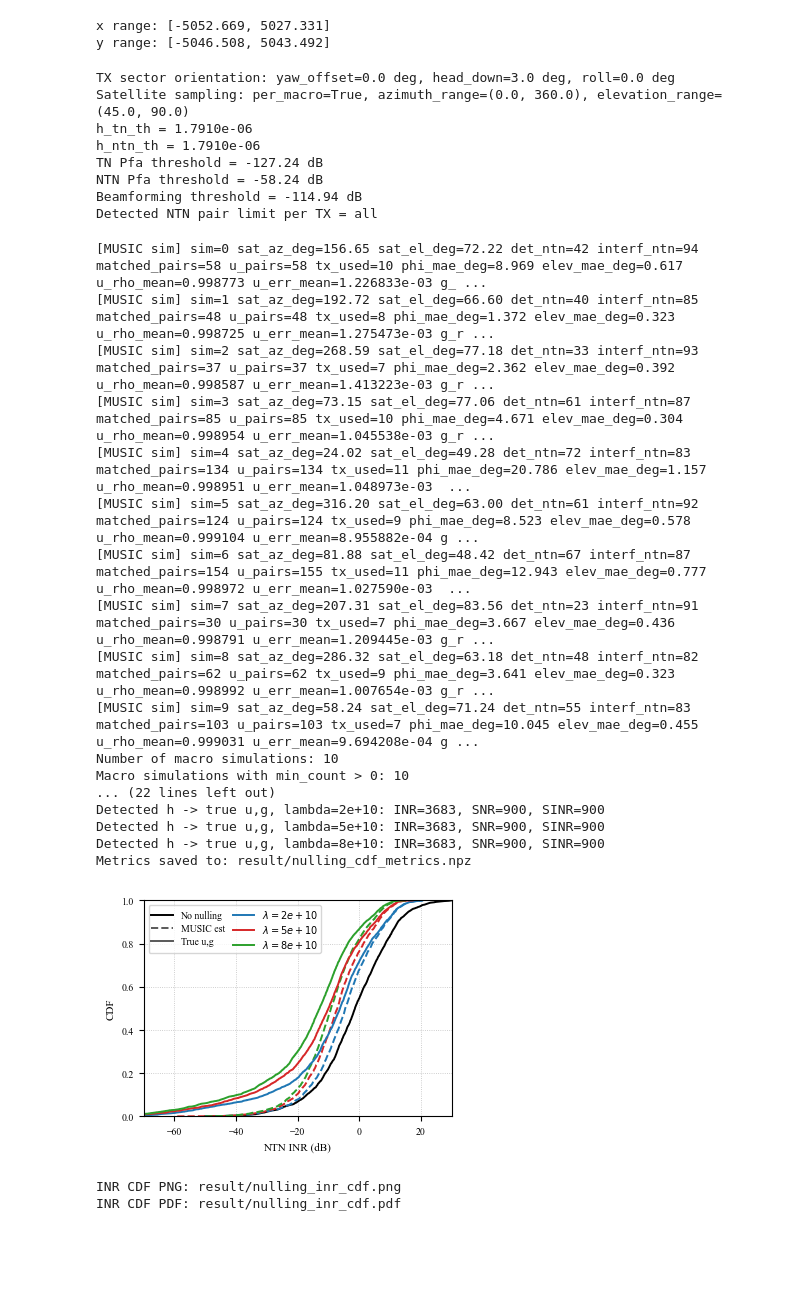
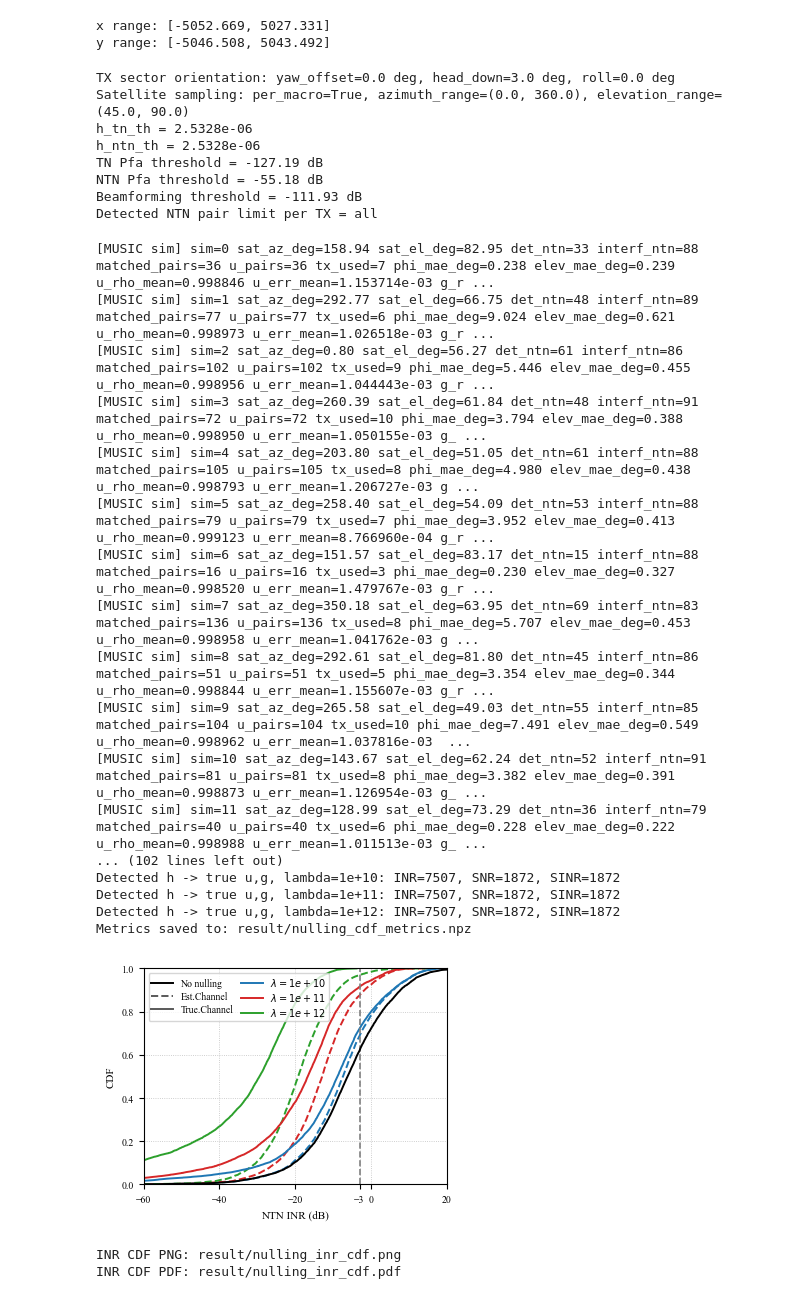
Before and after one commit to Shizhen-Jia/NTN-NULLING-NONCOH, a Jupyter notebook: Nulling_CDF.ipynb, the cells around one changed output. Drawn from its saved outputs; the diff is of its cells as text; code cells hidden in the pictures; blank space fills up the shorter version.

```diff
--- a/Nulling_CDF.ipynb
+++ b/Nulling_CDF.ipynb
@@ -59,13 +59,13 @@ tx_sector_pitch_rad = -np.deg2rad(tx_head_down_deg)
 tx_sector_roll_rad = np.deg2rad(tx_sector_roll_deg)
 
 # Monte Carlo setting
-num_macro_sims = 10
+num_macro_sims = 50
 show_progress = True
 plot_layout_on_first_sim = False
 
 # Noise, thresholds, and MUSIC setup
 EkT = -174
-B = 100e6
+B = 200e6
 Tx_power_dbm = 35
 Tx_power = 10 ** ((Tx_power_dbm - 30) / 10)
 Tx_power_handheld_dbm = 23
@@ -86,7 +86,8 @@ N0_sigma_handheld = 10 ** ((EkT + NF_bs - 30) / 10) / Tx_power_handheld / preamb
 # lambda_ranges = [1e10, 1e11, 1e12, 1e13]
 # lambda_ranges = [1e1, 1e2, 1e3]
 lambda_ranges = None
-lambda_ranges_music_est = [1e10*2, 1e10*5, 1e10*8]
+# lambda_ranges_music_est = [1e10*2, 1e10*5, 1e10*8]
+lambda_ranges_music_est = [1e10, 1e11, 1e12]
 lambda_ranges_music_real = lambda_ranges_music_est
 max_detected_b_terms = "all"
 snr_threshold = -6
@@ -117,7 +118,7 @@ music_threshold = 3
 music_covariance_mode = "sample"
 music_num_snapshots = 200
 music_noise_var = N0_bs / Tx_power
-music_rng_seed = 7
+music_rng_seed = None
 music_source_estimation = "mdl"
 music_energy_ratio = 0.95
 music_reduce_ntn_ant = "max"
@@ -157,11 +158,11 @@ print(f"Detected NTN pair limit per TX = {max_detected_b_terms}")
 # %% [output]
 TX sector orientation: yaw_offset=0.0 deg, head_down=3.0 deg, roll=0.0 deg
 Satellite sampling: per_macro=True, azimuth_range=(0.0, 360.0), elevation_range=(45.0, 90.0)
-h_tn_th = 1.7910e-06
-h_ntn_th = 1.7910e-06
-TN Pfa threshold = -127.24 dB
-NTN Pfa threshold = -58.24 dB
-Beamforming threshold = -114.94 dB
+h_tn_th = 2.5328e-06
+h_ntn_th = 2.5328e-06
+TN Pfa threshold = -127.19 dB
+NTN Pfa threshold = -55.18 dB
+Beamforming threshold = -111.93 dB
 Detected NTN pair limit per TX = all
 # %%
 import importlib
@@ -310,22 +311,22 @@ for lambda_ in lambda_ranges_music_real:
     )
 print(f"Metrics saved to: {metrics_path}")
 # %% [output]
-[MUSIC sim] sim=0 sat_az_deg=156.65 sat_el_deg=72.22 det_ntn=42 interf_ntn=94 matched_pairs=58 u_pairs=58 tx_used=10 phi_mae_deg=8.969 elev_mae_deg=0.617 u_rho_mean=0.998773 u_err_mean=1.226833e-03 g_ ...
-[MUSIC sim] sim=1 sat_az_deg=192.72 sat_el_deg=66.60 det_ntn=40 interf_ntn=85 matched_pairs=48 u_pairs=48 tx_used=8 phi_mae_deg=1.372 elev_mae_deg=0.323 u_rho_mean=0.998725 u_err_mean=1.275473e-03 g_r ...
-[MUSIC sim] sim=2 sat_az_deg=268.59 sat_el_deg=77.18 det_ntn=33 interf_ntn=93 matched_pairs=37 u_pairs=37 tx_used=7 phi_mae_deg=2.362 elev_mae_deg=0.392 u_rho_mean=0.998587 u_err_mean=1.413223e-03 g_r ...
-[MUSIC sim] sim=3 sat_az_deg=73.15 sat_el_deg=77.06 det_ntn=61 interf_ntn=87 matched_pairs=85 u_pairs=85 tx_used=10 phi_mae_deg=4.671 elev_mae_deg=0.304 u_rho_mean=0.998954 u_err_mean=1.045538e-03 g_r ...
-[MUSIC sim] sim=4 sat_az_deg=24.02 sat_el_deg=49.28 det_ntn=72 interf_ntn=83 matched_pairs=134 u_pairs=134 tx_used=11 phi_mae_deg=20.786 elev_mae_deg=1.157 u_rho_mean=0.998951 u_err_mean=1.048973e-03  ...
-[MUSIC sim] sim=5 sat_az_deg=316.20 sat_el_deg=63.00 det_ntn=61 interf_ntn=92 matched_pairs=124 u_pairs=124 tx_used=9 phi_mae_deg=8.523 elev_mae_deg=0.578 u_rho_mean=0.999104 u_err_mean=8.955882e-04 g ...
-[MUSIC sim] sim=6 sat_az_deg=81.88 sat_el_deg=48.42 det_ntn=67 interf_ntn=87 matched_pairs=154 u_pairs=155 tx_used=11 phi_mae_deg=12.943 elev_mae_deg=0.777 u_rho_mean=0.998972 u_err_mean=1.027590e-03  ...
-[MUSIC sim] sim=7 sat_az_deg=207.31 sat_el_deg=83.56 det_ntn=23 interf_ntn=91 matched_pairs=30 u_pairs=30 tx_used=7 phi_mae_deg=3.667 elev_mae_deg=0.436 u_rho_mean=0.998791 u_err_mean=1.209445e-03 g_r ...
-[MUSIC sim] sim=8 sat_az_deg=286.32 sat_el_deg=63.18 det_ntn=48 interf_ntn=82 matched_pairs=62 u_pairs=62 tx_used=9 phi_mae_deg=3.641 elev_mae_deg=0.323 u_rho_mean=0.998992 u_err_mean=1.007654e-03 g_r ...
-[MUSIC sim] sim=9 sat_az_deg=58.24 sat_el_deg=71.24 det_ntn=55 interf_ntn=83 matched_pairs=103 u_pairs=103 tx_used=7 phi_mae_deg=10.045 elev_mae_deg=0.455 u_rho_mean=0.999031 u_err_mean=9.694208e-04 g ...
-Number of macro simulations: 10
-Macro simulations with min_count > 0: 10
-... (22 lines left out)
-Detected h -> true u,g, lambda=2e+10: INR=3683, SNR=900, SINR=900
-Detected h -> true u,g, lambda=5e+10: INR=3683, SNR=900, SINR=900
-Detected h -> true u,g, lambda=8e+10: INR=3683, SNR=900, SINR=900
+[MUSIC sim] sim=0 sat_az_deg=158.94 sat_el_deg=82.95 det_ntn=33 interf_ntn=88 matched_pairs=36 u_pairs=36 tx_used=7 phi_mae_deg=0.238 elev_mae_deg=0.239 u_rho_mean=0.998846 u_err_mean=1.153714e-03 g_r ...
+[MUSIC sim] sim=1 sat_az_deg=292.77 sat_el_deg=66.75 det_ntn=48 interf_ntn=89 matched_pairs=77 u_pairs=77 tx_used=6 phi_mae_deg=9.024 elev_mae_deg=0.621 u_rho_mean=0.998973 u_err_mean=1.026518e-03 g_r ...
+[MUSIC sim] sim=2 sat_az_deg=0.80 sat_el_deg=56.27 det_ntn=61 interf_ntn=86 matched_pairs=102 u_pairs=102 tx_used=9 phi_mae_deg=5.446 elev_mae_deg=0.455 u_rho_mean=0.998956 u_err_mean=1.044443e-03 g_r ...
+[MUSIC sim] sim=3 sat_az_deg=260.39 sat_el_deg=61.84 det_ntn=48 interf_ntn=91 matched_pairs=72 u_pairs=72 tx_used=10 phi_mae_deg=3.794 elev_mae_deg=0.388 u_rho_mean=0.998950 u_err_mean=1.050155e-03 g_ ...
+[MUSIC sim] sim=4 sat_az_deg=203.80 sat_el_deg=51.05 det_ntn=61 interf_ntn=88 matched_pairs=105 u_pairs=105 tx_used=8 phi_mae_deg=4.980 elev_mae_deg=0.438 u_rho_mean=0.998793 u_err_mean=1.206727e-03 g ...
+[MUSIC sim] sim=5 sat_az_deg=258.40 sat_el_deg=54.09 det_ntn=53 interf_ntn=88 matched_pairs=79 u_pairs=79 tx_used=7 phi_mae_deg=3.952 elev_mae_deg=0.413 u_rho_mean=0.999123 u_err_mean=8.766960e-04 g_r ...
+[MUSIC sim] sim=6 sat_az_deg=151.57 sat_el_deg=83.17 det_ntn=15 interf_ntn=88 matched_pairs=16 u_pairs=16 tx_used=3 phi_mae_deg=0.230 elev_mae_deg=0.327 u_rho_mean=0.998520 u_err_mean=1.479767e-03 g_r ...
+[MUSIC sim] sim=7 sat_az_deg=350.18 sat_el_deg=63.95 det_ntn=69 interf_ntn=83 matched_pairs=136 u_pairs=136 tx_used=8 phi_mae_deg=5.707 elev_mae_deg=0.453 u_rho_mean=0.998958 u_err_mean=1.041762e-03 g ...
+[MUSIC sim] sim=8 sat_az_deg=292.61 sat_el_deg=81.80 det_ntn=45 interf_ntn=86 matched_pairs=51 u_pairs=51 tx_used=5 phi_mae_deg=3.354 elev_mae_deg=0.344 u_rho_mean=0.998844 u_err_mean=1.155607e-03 g_r ...
+[MUSIC sim] sim=9 sat_az_deg=265.58 sat_el_deg=49.03 det_ntn=55 interf_ntn=85 matched_pairs=104 u_pairs=104 tx_used=10 phi_mae_deg=7.491 elev_mae_deg=0.549 u_rho_mean=0.998962 u_err_mean=1.037816e-03  ...
+[MUSIC sim] sim=10 sat_az_deg=143.67 sat_el_deg=62.24 det_ntn=52 interf_ntn=91 matched_pairs=81 u_pairs=81 tx_used=8 phi_mae_deg=3.382 elev_mae_deg=0.391 u_rho_mean=0.998873 u_err_mean=1.126954e-03 g_ ...
+[MUSIC sim] sim=11 sat_az_deg=128.99 sat_el_deg=73.29 det_ntn=36 interf_ntn=79 matched_pairs=40 u_pairs=40 tx_used=6 phi_mae_deg=0.228 elev_mae_deg=0.222 u_rho_mean=0.998988 u_err_mean=1.011513e-03 g_ ...
+... (102 lines left out)
+Detected h -> true u,g, lambda=1e+10: INR=7507, SNR=1872, SINR=1872
+Detected h -> true u,g, lambda=1e+11: INR=7507, SNR=1872, SINR=1872
+Detected h -> true u,g, lambda=1e+12: INR=7507, SNR=1872, SINR=1872
 Metrics saved to: result/nulling_cdf_metrics.npz
 # %%
 plt.rcParams.update(
@@ -346,10 +347,11 @@ fig, ax = plt.subplots(figsize=(3.5, 2.6))
 
 raw_inr = np.asarray(nulling_cdf_results["raw_inr_db"], dtype=np.float64)
 raw_inr = raw_inr[np.isfinite(raw_inr)]
+raw_inr_sorted = None
+raw_inr_cdf = None
 if raw_inr.size > 0:
     raw_inr_sorted = np.sort(raw_inr)
     raw_inr_cdf = np.arange(1, raw_inr_sorted.size + 1, dtype=np.float64) / float(raw_inr_sorted.size)
-    ax.plot(raw_inr_sorted, raw_inr_cdf, color="black", linestyle="-", label="No nulling")
 
 color_cycle = ["#1f77b4", "#d62728", "#2ca02c", "#ff7f0e", "#8c564b", "#17becf"]
 
@@ -415,11 +417,11 @@ for idx, lambda_ in enumerate(sorted(nulling_cdf_results["music_real_inr_db"].ke
 style_handles = []
 if len(nulling_cdf_results["est_inr_db"]) > 0:
     style_handles.append(
-        Line2D([0], [0], color="0.35", linestyle="--", linewidth=1.4, label="MUSIC est")
+        Line2D([0], [0], color="0.35", linestyle="--", linewidth=1.4, label="Est.Channel")
     )
 if len(nulling_cdf_results["music_real_inr_db"]) > 0:
     style_handles.append(
-        Line2D([0], [0], color="0.35", linestyle="-", linewidth=1.4, label="True u,g")
+        Line2D([0], [0], color="0.35", linestyle="-", linewidth=1.4, label="True.Channel")
     )
 lambda_handles = [
     Line2D(
@@ -432,42 +434,46 @@ lambda_handles = [
     )
     for idx, lambda_ in enumerate(sorted(lambda_keys_inr))
 ]
-ax.axvline(-6, color="0.5", linestyle="--", linewidth=1.2, label="-6 dB")
+if raw_inr_sorted is not None:
+    ax.plot(raw_inr_sorted, raw_inr_cdf, color="black", linestyle="-", label="No nulling", zorder=10)
+ax.axvline(-3, color="0.5", linestyle="--", linewidth=1.2)
 legend_handles, legend_labels = ax.get_legend_handles_labels()
 legend_handles.extend(style_handles)
 legend_labels.extend([handle.get_label() for handle in style_handles])
 legend_handles.extend(lambda_handles)
 legend_labels.extend([handle.get_label() for handle in lambda_handles])
 
 ax.set_xlabel("NTN INR (dB)")
 ax.set_ylabel("CDF")
 # ax.set_title("CDF of INR on MUSIC-detected NTN Pairs")
 ax.set_ylim(0.0, 1.0)
-ax.set_xlim(-70, 30)
+# ax.set_xlim(-70, 25)
 ax.grid(True, linestyle=":", linewidth=0.6, alpha=0.8)
+ax.set_xticks(np.unique(np.append(ax.get_xticks(), -3)))
+ax.set_xlim(-60, 20)
 ax.legend(
     legend_handles,
     legend_labels,
     loc="upper left",
     ncol=2,
     frameon=True,
     handlelength=2.2,
     borderpad=0.3,
     labelspacing=0.3,
     columnspacing=0.8,
 )
 fig.tight_layout(pad=0.2)
 
 inr_png_path = result_dir / "nulling_inr_cdf.png"
 inr_pdf_path = result_dir / "nulling_inr_cdf.pdf"
 fig.savefig(inr_png_path, dpi=400, bbox_inches="tight")
 fig.savefig(inr_pdf_path, bbox_inches="tight")
 plt.show()
 
 print(f"INR CDF PNG: {inr_png_path}")
 print(f"INR CDF PDF: {inr_pdf_path}")
 # %% [output]
-[figure, old version]
+[figure, new version]
 INR CDF PNG: result/nulling_inr_cdf.png
 INR CDF PDF: result/nulling_inr_cdf.pdf
 # %%
```
Also changed, not shown: parts of 2 cells of this notebook, 3 other files.
